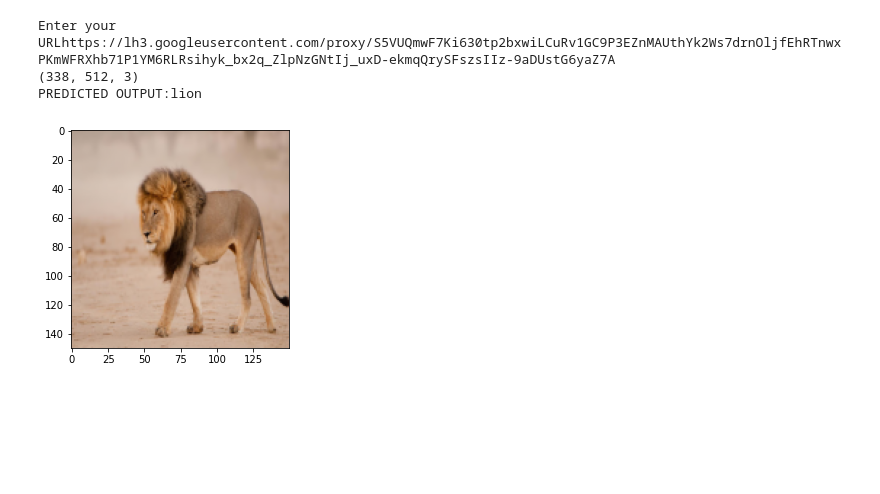
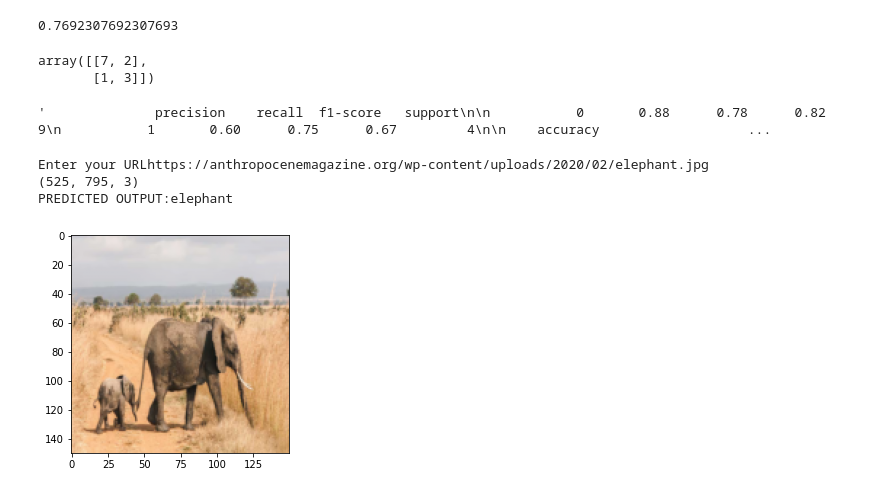
Before and after one commit to saisrivathsav/MINI-PROJECT, a Jupyter notebook: Image_Classification_final.ipynb, the cells around one changed output. Cells and saved outputs as stored; diff of their text form; code cells hidden in the pictures; blank space fills up the shorter version.

```diff
--- a/Image_Classification_final.ipynb
+++ b/Image_Classification_final.ipynb
@@ -47,24 +47,42 @@ y_pred = clf.predict(x_test)
 from sklearn.metrics import accuracy_score,confusion_matrix
 
 accuracy_score(y_pred,y_test)
-import pickle
-pickle.dump(clf,open('img_model.p','wb'))
-
-model = pickle.load(open('img_model.p','rb'))
-
-flat_data = []
-url = input('Enter your URL')
-img = imread(url)
-img_resized = resize(img,(150,150,3))
-flat_data.append(img_resized.flatten())
-flat_data = np.array(flat_data)
-print(img.shape)
-plt.imshow(img_resized)
-y_out = model.predict(flat_data)
-y_out = CATEGORIES[y_out[0]]
-print(f'PREDICTED OUTPUT:{y_out}')
 # %% [output]
-Enter your URLhttps://lh3.googleusercontent.com/proxy/S5VUQmwF7Ki630tp2bxwiLCuRv1GC9P3EZnMAUthYk2Ws7drnOljfEhRTnwxPKmWFRXhb71P1YM6RLRsihyk_bx2q_ZlpNzGNtIj_uxD-ekmqQrySFszsIIz-9aDUstG6yaZ7A
-(338, 512, 3)
-PREDICTED OUTPUT:lion
+0.7692307692307693
-[figure, removed]
+# %%
+confusion_matrix(y_pred,y_test)
+# %% [output]
+array([[7, 2],
+       [1, 3]])
+# %%
+from sklearn.metrics import classification_report
+
+classification_report(y_pred,y_test)
+# %% [output]
+'              precision    recall  f1-score   support\n\n           0       0.88      0.78      0.82         9\n           1       0.60      0.75      0.67         4\n\n    accuracy                   ...
+# %%
+y_pred = clf.predict(x_test)
+from sklearn.metrics import accuracy_score,confusion_matrix
+
+accuracy_score(y_pred,y_test)
+import pickle
+pickle.dump(clf,open('img_model.p','wb'))
+
+model = pickle.load(open('img_model.p','rb'))
+
+flat_data = []
+url = input('Enter your URL')
+img = imread(url)
+img_resized = resize(img,(150,150,3))
+flat_data.append(img_resized.flatten())
+flat_data = np.array(flat_data)
+print(img.shape)
+plt.imshow(img_resized)
+y_out = model.predict(flat_data)
+y_out = CATEGORIES[y_out[0]]
+print(f'PREDICTED OUTPUT:{y_out}')
+# %% [output]
+Enter your URLhttps://anthropocenemagazine.org/wp-content/uploads/2020/02/elephant.jpg
+(525, 795, 3)
+PREDICTED OUTPUT:elephant
+[figure, added]
```
Also changed, not shown: parts of 1 cell of this notebook.
